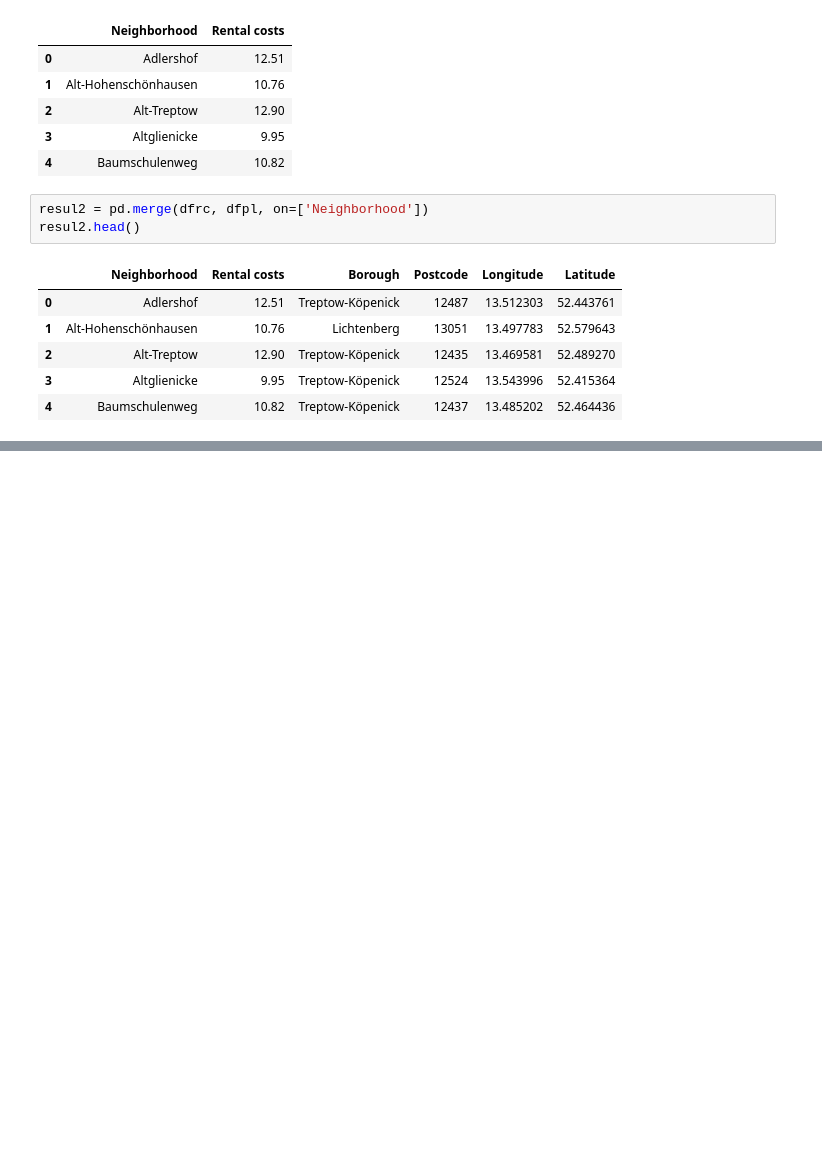
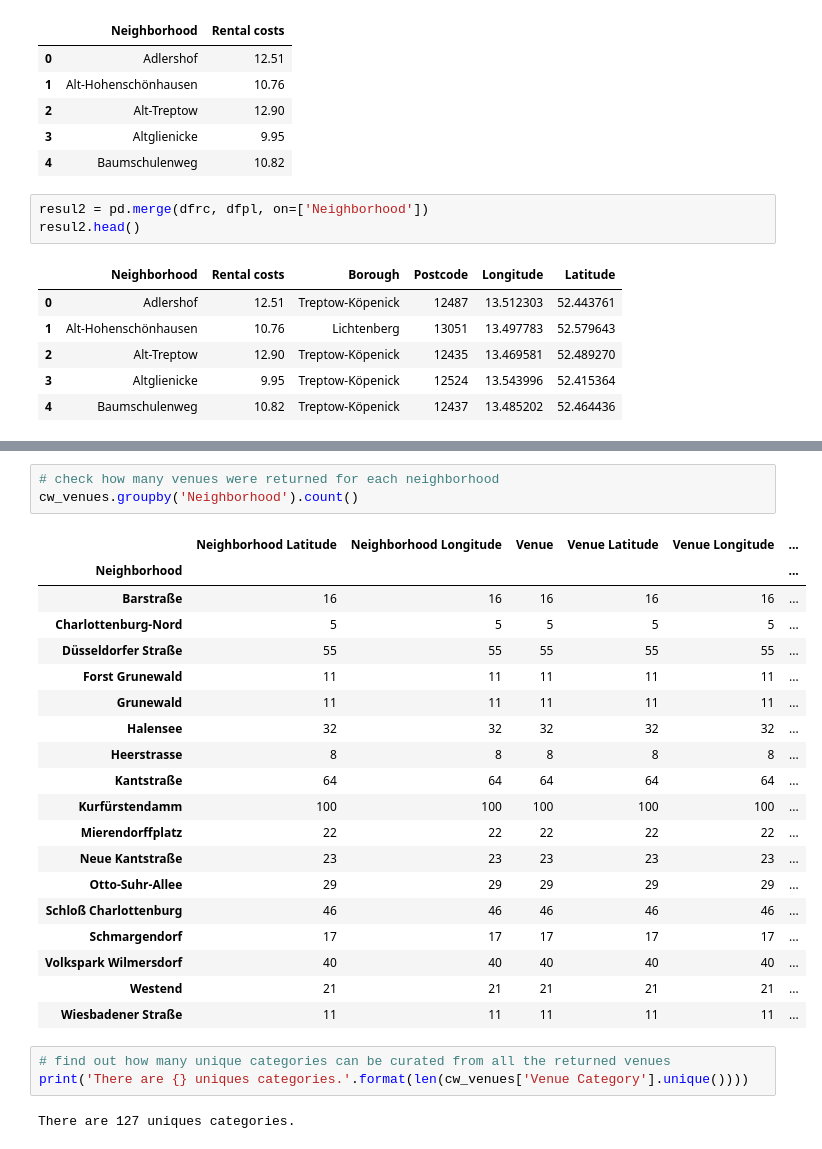
Before and after one commit to sergiusdell75/Coursera_Capstone, a Jupyter notebook: bon_visualization_statistics.ipynb, the cells around one changed output, grey strips where cells are left out. Saved outputs shown, nothing was run; the diff lists cells and outputs as text; blank space fills up the shorter version.

```diff
--- a/bon_visualization_statistics.ipynb
+++ b/bon_visualization_statistics.ipynb
@@ -426,0 +626,28 @@ base_map2
+# %%
+# check how many venues were returned for each neighborhood
+cw_venues.groupby('Neighborhood').count()
+# %% [output]
+|  | Neighborhood Latitude | Neighborhood Longitude | Venue | Venue Latitude | Venue Longitude | ... |
+| Neighborhood |  |  |  |  |  | ... |
+| Barstraße | 16 | 16 | 16 | 16 | 16 | ... |
+| Charlottenburg-Nord | 5 | 5 | 5 | 5 | 5 | ... |
+| Düsseldorfer Straße | 55 | 55 | 55 | 55 | 55 | ... |
+| Forst Grunewald | 11 | 11 | 11 | 11 | 11 | ... |
+| Grunewald | 11 | 11 | 11 | 11 | 11 | ... |
+| Halensee | 32 | 32 | 32 | 32 | 32 | ... |
+| Heerstrasse | 8 | 8 | 8 | 8 | 8 | ... |
+| Kantstraße | 64 | 64 | 64 | 64 | 64 | ... |
+| Kurfürstendamm | 100 | 100 | 100 | 100 | 100 | ... |
+| Mierendorffplatz | 22 | 22 | 22 | 22 | 22 | ... |
+| Neue Kantstraße | 23 | 23 | 23 | 23 | 23 | ... |
+| Otto-Suhr-Allee | 29 | 29 | 29 | 29 | 29 | ... |
+| Schloß Charlottenburg | 46 | 46 | 46 | 46 | 46 | ... |
+| Schmargendorf | 17 | 17 | 17 | 17 | 17 | ... |
+| Volkspark Wilmersdorf | 40 | 40 | 40 | 40 | 40 | ... |
+| Westend | 21 | 21 | 21 | 21 | 21 | ... |
+| Wiesbadener Straße | 11 | 11 | 11 | 11 | 11 | ... |
+# %%
+# find out how many unique categories can be curated from all the returned venues
+print('There are {} uniques categories.'.format(len(cw_venues['Venue Category'].unique())))
+# %% [output]
+There are 127 uniques categories.
```
Also changed, not shown: parts of 18 cells of this notebook, 1 other file.
